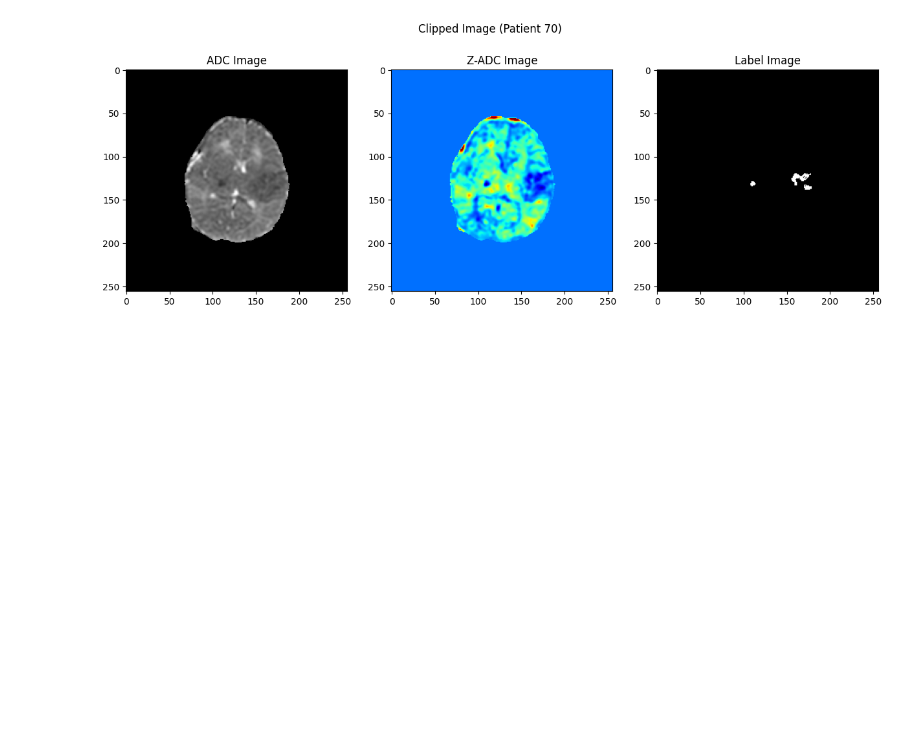
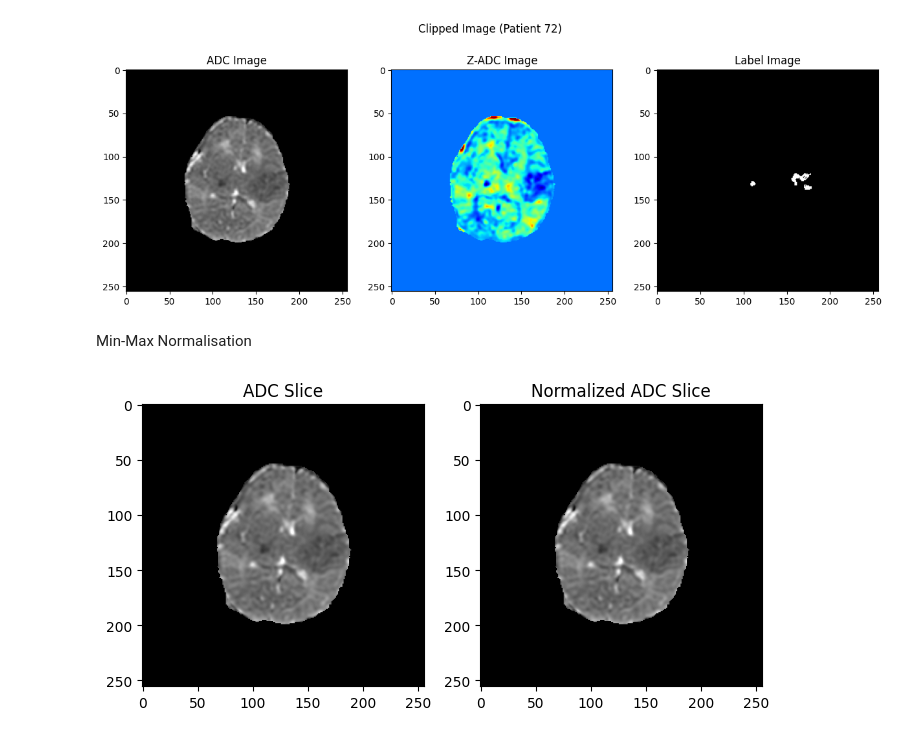
Before and after one commit to Neonatal-Brain-Lesion-Segmentation/CodeBase, a Jupyter notebook: codebase/transforms/preprocess.ipynb, the cells around one changed output. Drawn from its saved outputs; the diff is of its cells as text; code cells hidden in the pictures; blank space fills up the shorter version.

Commit message:
Min Max Normalisation

```diff
--- a/codebase/transforms/preprocess.ipynb
+++ b/codebase/transforms/preprocess.ipynb
@@ -329,3 +329,20 @@ def clip_dir(in_directory, out_directory):
 input_directory = 'data_dir/BONBID2023_Train/1ADC_ss'
 output_directory = 'data_dir/BONBID2023_Train/1ADC_ss_clipped'
 clip_dir(input_directory, output_directory)
+# %% [markdown]
+Min-Max Normalisation
+# %%
+# 1. Min-Max Normalization
+adc_min, adc_max = slice_adc_cliped.min(), slice_adc_cliped.max()
+
+slice_adc_normalized = (slice_adc_cliped - adc_min) / (adc_max - adc_min)
+
+# Plot Normalized Slices
+fig, axes = plt.subplots(1, 2, figsize = (8, 8))
+axes[0].imshow(slice_adc_cliped, cmap = 'gray')
+axes[0].set_title('ADC Slice')
+axes[1].imshow(slice_adc_normalized, cmap = 'gray')
+axes[1].set_title('Normalized ADC Slice')
+plt.show()
+# %% [output]
+[figure, added]
```
Also changed, not shown: parts of 4 cells of this notebook.
